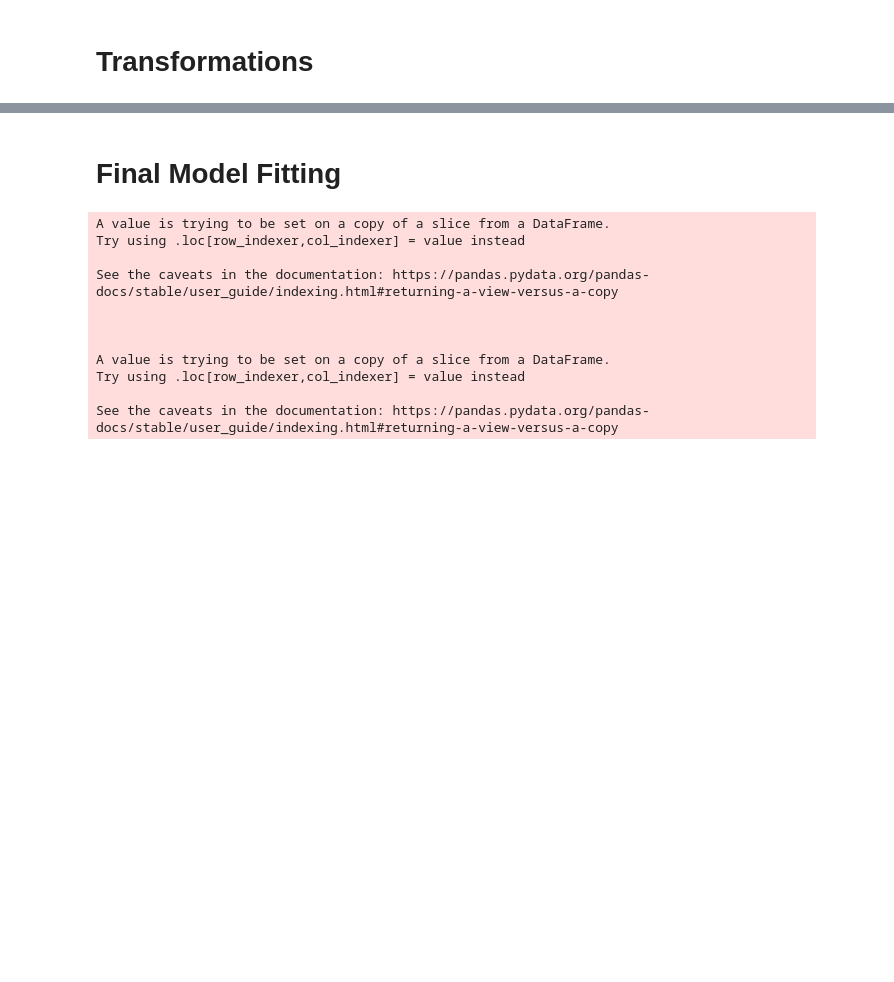
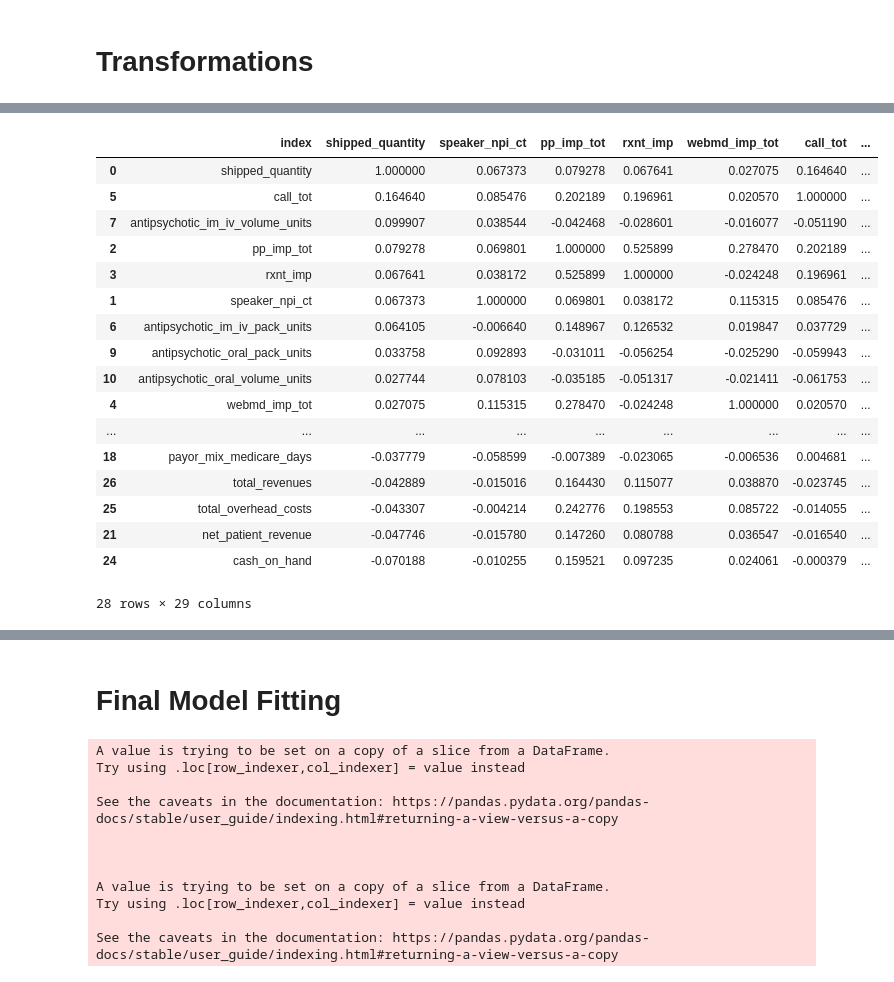
Before and after one commit to hsingh-mdsol/promotional_response_rf, a Jupyter notebook: research/bioxcel_pr_time_series.ipynb, the cells around one changed output, grey strips where cells are left out. Cells and saved outputs as stored; diff of their text form; code cells hidden in the pictures; blank space fills up the shorter version.

```diff
--- a/research/bioxcel_pr_time_series.ipynb
+++ b/research/bioxcel_pr_time_series.ipynb
@@ -35,8 +36,11 @@ df
 df_pp = df.copy()
 media = ['speaker_npi_ct', 'pp_imp_tot', 'rxnt_imp', 'webmd_imp_tot', 'call_tot']
 binary = ['2023_targets']
+financials = ['net_patient_revenue', 'net_income', 'operating_income', 'cash_on_hand', 'total_overhead_costs', 'total_revenues']
+clinical = ['est_#_of_er_visits']
+snr = [x for x in df_pp.columns if (x.startswith('anti')) | (x.startswith('benzo')) | (x.startswith('payor'))]
 non_media_cat = ['formulary_type', 'segmentation', 'flag']
-non_media_num = [x for x in df_pp.columns if (x.startswith('anti')) | (x.startswith('benzo')) | (x.startswith('payor'))] + ['net_patient_revenue']
+non_media_num = snr + financials + clinical
 cols = ['definitive_id', 'date', 'shipped_quantity'] + media + non_media_cat + binary + non_media_num
 df_pp = df_pp[cols]
 # filter to only ordering accounts
@@ -52,10 +56,7 @@ for i in non_media_cat:
 # convert payor mix cols to float
 for i in non_media_num:
     if i.startswith('payor'):
-        df_pp[i] = df_pp[i].str.replace('%','').astype(float)/100
-# fillna for non media numeric columns with mean
-for i in non_media_num:
-    df_pp[i] = df_pp[i].fillna(np.mean(df_pp[i]))
+        df_pp[i] = df_pp[i].str.replace('%','').astype(float)
 df_pp
 # %% [output]
 |  | definitive_id | date | shipped_quantity | speaker_npi_ct | pp_imp_tot | rxnt_imp | webmd_imp_tot | ... |
@@ -139,11 +120,12 @@ df_pp.to_csv('bioxcel_pr_time_series_for_modeling.csv', index=False)
 # %%
 transform = mmm_transformations.MMMTransformations()
 # %%
-df_t = transform.lag_dv(df_pp, 'shipped_quantity', 3)
-df_t = transform.lag_dv(df_t, 'speaker_npi_ct', 3)
-df_t = transform.lag_dv(df_t, 'pp_imp_tot', 3)
-df_t = transform.lag_dv(df_t, 'rxnt_imp', 3)
-df_t = transform.lag_dv(df_t, 'webmd_imp_tot', 3)
+df_t = transform.lag_dv(df_pp, 'shipped_quantity', 3, 'definitive_id')
+df_t = transform.lag_dv(df_t, 'speaker_npi_ct', 3, 'definitive_id')
+df_t = transform.lag_dv(df_t, 'pp_imp_tot', 3, 'definitive_id')
+df_t = transform.lag_dv(df_t, 'rxnt_imp', 3, 'definitive_id')
+df_t = transform.lag_dv(df_t, 'webmd_imp_tot', 3, 'definitive_id')
+df_t = transform.lag_dv(df_t, 'call_tot', 3, 'definitive_id')
 df_t
 # %% [output]
 |  | definitive_id | date | shipped_quantity | speaker_npi_ct | pp_imp_tot | rxnt_imp | webmd_imp_tot | ... |
@@ -174,0 +210,21 @@ df_t.describe()
+# %%
+df_t[['shipped_quantity'] + channels + non_media_num].corr().reset_index().sort_values(['shipped_quantity'], ascending=False)
+# %% [output]
+|  | index | shipped_quantity | speaker_npi_ct | pp_imp_tot | rxnt_imp | webmd_imp_tot | call_tot | ... |
+| 0 | shipped_quantity | 1.000000 | 0.067373 | 0.079278 | 0.067641 | 0.027075 | 0.164640 | ... |
+| 5 | call_tot | 0.164640 | 0.085476 | 0.202189 | 0.196961 | 0.020570 | 1.000000 | ... |
+| 7 | antipsychotic_im_iv_volume_units | 0.099907 | 0.038544 | -0.042468 | -0.028601 | -0.016077 | -0.051190 | ... |
+| 2 | pp_imp_tot | 0.079278 | 0.069801 | 1.000000 | 0.525899 | 0.278470 | 0.202189 | ... |
+| 3 | rxnt_imp | 0.067641 | 0.038172 | 0.525899 | 1.000000 | -0.024248 | 0.196961 | ... |
+| 1 | speaker_npi_ct | 0.067373 | 1.000000 | 0.069801 | 0.038172 | 0.115315 | 0.085476 | ... |
+| 6 | antipsychotic_im_iv_pack_units | 0.064105 | -0.006640 | 0.148967 | 0.126532 | 0.019847 | 0.037729 | ... |
+| 9 | antipsychotic_oral_pack_units | 0.033758 | 0.092893 | -0.031011 | -0.056254 | -0.025290 | -0.059943 | ... |
+| 10 | antipsychotic_oral_volume_units | 0.027744 | 0.078103 | -0.035185 | -0.051317 | -0.021411 | -0.061753 | ... |
+| 4 | webmd_imp_tot | 0.027075 | 0.115315 | 0.278470 | -0.024248 | 1.000000 | 0.020570 | ... |
+| ... | ... | ... | ... | ... | ... | ... | ... | ... |
+| 18 | payor_mix_medicare_days | -0.037779 | -0.058599 | -0.007389 | -0.023065 | -0.006536 | 0.004681 | ... |
+| 26 | total_revenues | -0.042889 | -0.015016 | 0.164430 | 0.115077 | 0.038870 | -0.023745 | ... |
+| 25 | total_overhead_costs | -0.043307 | -0.004214 | 0.242776 | 0.198553 | 0.085722 | -0.014055 | ... |
+| 21 | net_patient_revenue | -0.047746 | -0.015780 | 0.147260 | 0.080788 | 0.036547 | -0.016540 | ... |
+| 24 | cash_on_hand | -0.070188 | -0.010255 | 0.159521 | 0.097235 | 0.024061 | -0.000379 | ... |
+28 rows × 29 columns
```
Also changed, not shown: parts of 26 cells of this notebook, 1 other file.
